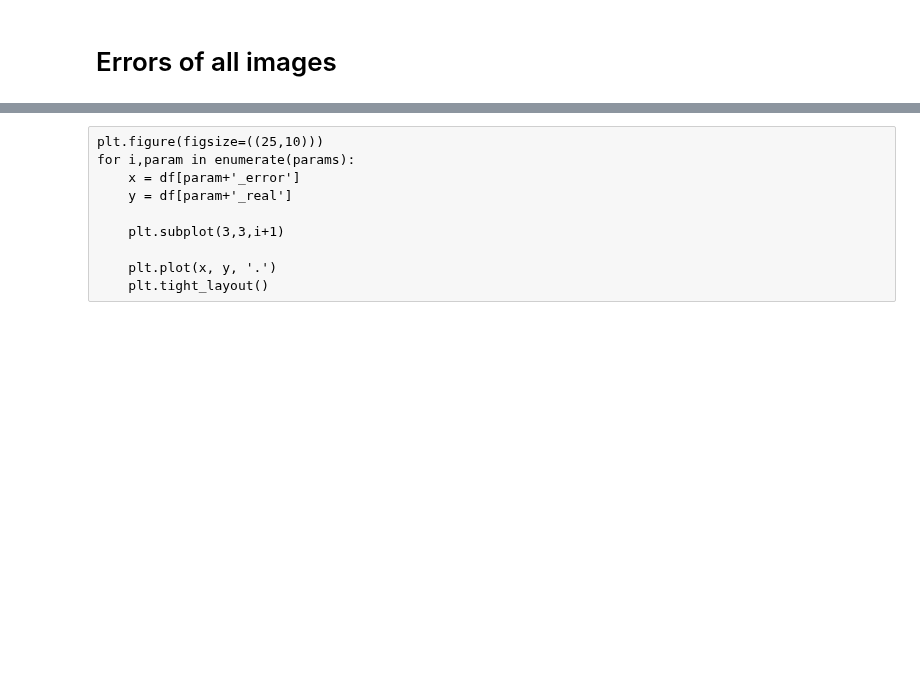
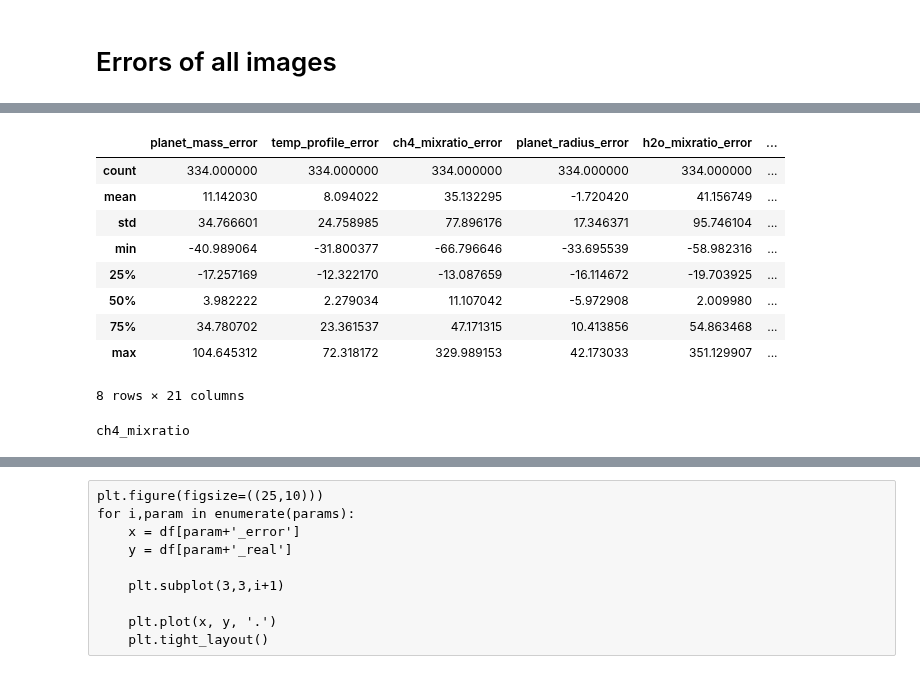
Before and after one commit to deKeijzer/SRON-DCGAN, a Jupyter notebook: notebooks/inpainting.ipynb, the cells around one changed output, grey strips where cells are left out. Drawn from its saved outputs; the diff is of its cells as text; code cells hidden in the pictures; blank space fills up the shorter version.

```diff
--- a/notebooks/inpainting.ipynb
+++ b/notebooks/inpainting.ipynb
@@ -29,7 +29,7 @@ workers = 0 # Number of workers for dataloader, 0 when to_vram is enabled
 batch_size = 1 # using one image ofcourse
 image_size = 32
 nz = 100 # size of latent vector
-n_iters = 1000 # number of iterations to do for inpainting
+n_iters = 2500 # number of iterations to do for inpainting
 torch.backends.cudnn.benchmark=True # Uses udnn auto-tuner to find the best algorithm to use for your hardware, speeds up training by almost 50%
 lr = 1e-1
 lr_G = 2e-4
@@ -59,6 +61,6 @@ shuffle = True
 if shuffle:
     np.random.shuffle(images) # shuffles the images
 
-images = images[:25] # 1200 should take ~ 1 hour
+images = images[:335] # 1200 should take ~ 1 hour
 #images = images[:int(len(images)*0.005)]
 print('Number of images: ', len(images))
@@ -456,20 +543,18 @@ for param in inpainted_params:
 reals = []
 inpainteds = []
 errors = []
-for i in range(len(real_images)):
+for i in range(len(real_images)-1):
     aspa_real = real_images[i].detach().cpu()[0, 0, :, :].numpy() # size is 32,32 now
     aspa_inpainted = final_inpainted_images[i].detach().cpu()[0, 0, :, :].numpy() # size is 32,32 now
 
     """Decode inpainted aspa"""
     inpainted_params_values = [aspa_inpainted[:16, 25+j:26+j] for j in range(len(inpainted_params))]
     inpainted_params_mean  = [k.mean() for k in inpainted_params_values]
-    #print('mean before scaling: ', inpainted_params_mean)
     inpainted_params_mean = inverse_scale_params(inpainted_params_mean)
-    #print('mean after scaling: ', inpainted_params_mean)
 
     for a,param in enumerate(inpainted_params):
         if 'mixratio' in param:
-            inpainted_params[param] = np.log(inpainted_params_mean[a]) # convert log back to regular scale
+            inpainted_params[param] = inpainted_params_mean[a] # convert log back to regular scale
         else:
             inpainted_params[param] = inpainted_params_mean[a]
 
@@ -480,7 +565,7 @@ for i in range(len(real_images)):
 
     for d,param in enumerate(real_params):
         if 'mixratio' in param:
-            real_params[param] = np.log(real_params_mean[d]) # convert log back to regular scale
+            real_params[param] = real_params_mean[d] # convert log back to regular scale
         else:
             real_params[param] = real_params_mean[d]
 
@@ -492,13 +577,9 @@ for i in range(len(real_images)):
 
         params_errors[param] = ((y - y_hat) / y_hat)*100
 
-    print(real_params['planet_mass'], inpainted_params['planet_mass'], params_errors['planet_mass'])
-
     reals.append(real_params.copy()) # !!!!! for some reason dicts need to be copied, to be able to append to a list... otherwise the dicts inside the lists get update too
     inpainteds.append(inpainted_params.copy())
     errors.append(params_errors.copy())
-
-    print('-'*5)
 # %% [raw]
 for error in errors:
     print(error)
@@ -531,7 +649,22 @@ df.describe()
+# %%
+df.describe()
+# %% [output]
+|  | planet_mass_error | temp_profile_error | ch4_mixratio_error | planet_radius_error | h2o_mixratio_error | ... |
+| count | 334.000000 | 334.000000 | 334.000000 | 334.000000 | 334.000000 | ... |
+| mean | 11.142030 | 8.094022 | 35.132295 | -1.720420 | 41.156749 | ... |
+| std | 34.766601 | 24.758985 | 77.896176 | 17.346371 | 95.746104 | ... |
+| min | -40.989064 | -31.800377 | -66.796646 | -33.695539 | -58.982316 | ... |
+| 25% | -17.257169 | -12.322170 | -13.087659 | -16.114672 | -19.703925 | ... |
+| 50% | 3.982222 | 2.279034 | 11.107042 | -5.972908 | 2.009980 | ... |
+| 75% | 34.780702 | 23.361537 | 47.171315 | 10.413856 | 54.863468 | ... |
+| max | 104.645312 | 72.318172 | 329.989153 | 42.173033 | 351.129907 | ... |
+8 rows × 21 columns
 # %%
 params = [param for param in real_params.keys()]
 param = params[2]
 print(param)
+# %% [output]
+ch4_mixratio
 # %%
 x = df[param+'_real']
 y = df[param+'_inpainted']
```
Also changed, not shown: parts of 32 cells of this notebook, 11 other files.
